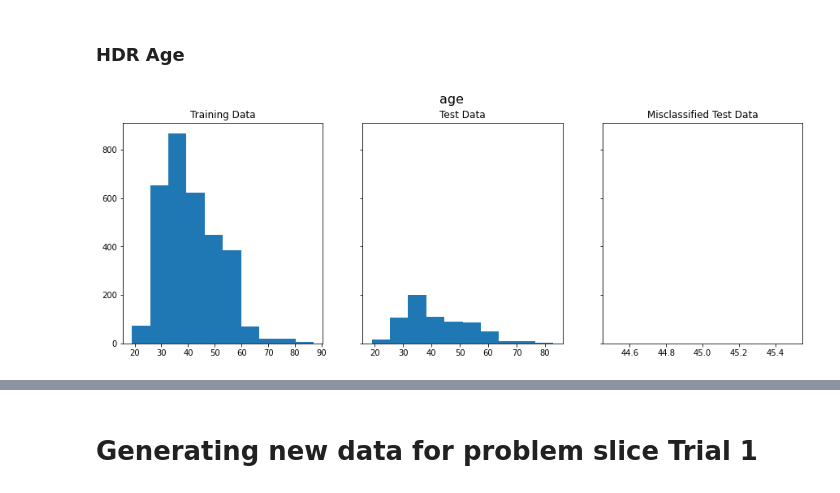
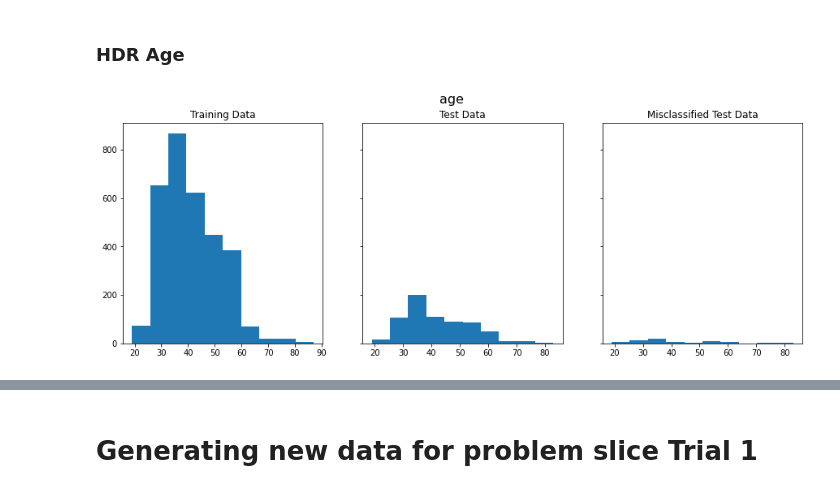
Before and after one commit to sababaganoosh/ML-Ops-Final, a Jupyter notebook: xgboost-implementation-on-bank-marketing-dataset.ipynb, the cells around one changed output, grey strips where cells are left out. Drawn from its saved outputs; the diff is of its cells as text; code cells hidden in the pictures.

```diff
--- a/xgboost-implementation-on-bank-marketing-dataset.ipynb
+++ b/xgboost-implementation-on-bank-marketing-dataset.ipynb
@@ -634,28 +673,27 @@ The model with our modifications improved the xgboost model by -0.73637702503681
 # %%
 feature = 'age'
 all_ages_train = np.array(X_train[feature])
 all_ages_test = np.array(X_val[feature])
 # extracting ages of misclasified test data
-compare = np.argmax(y_predict,1) == np.array(df_y.values[:,1])
 bad_guesses = np.where(compare == 0)[0]
 bad_ages = np.array(X_val.iloc[bad_guesses][feature])
 
 # plotting distribution of age
 fig, ax = plt.subplots(1, 3, figsize=(15, 5), sharey=True)
 
 ax[0].set_title("Training Data")
 ax[0].hist(all_ages_train)
 
 ax[1].set_title("Test Data")
 ax[1].hist(all_ages_test)
 
 ax[2].set_title("Misclassified Test Data")
 ax[2].hist(bad_ages)
 
 fig.suptitle(feature, fontsize=16)
 plt.show()
 # %% [output]
-[figure, old version]
+[figure, new version]
 # %%
 # finding hdr of misclassified age using kde
 # bandwith and cutoff are parameters that can be played with
```
Also changed, not shown: parts of 34 cells of this notebook.
